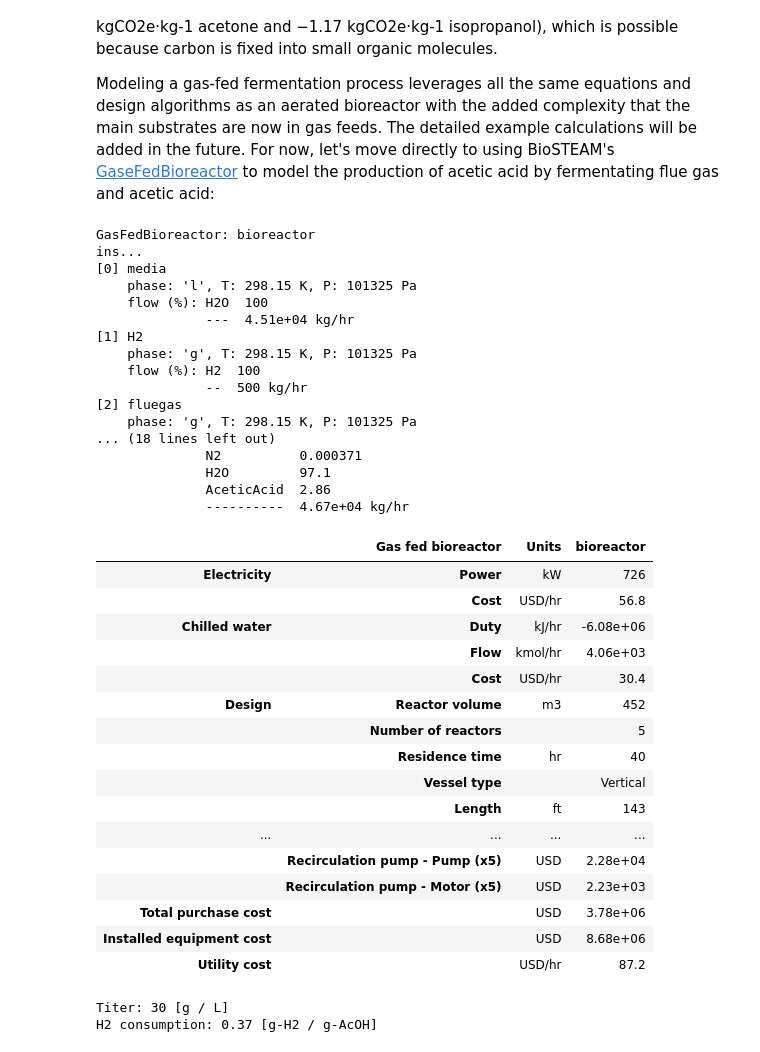
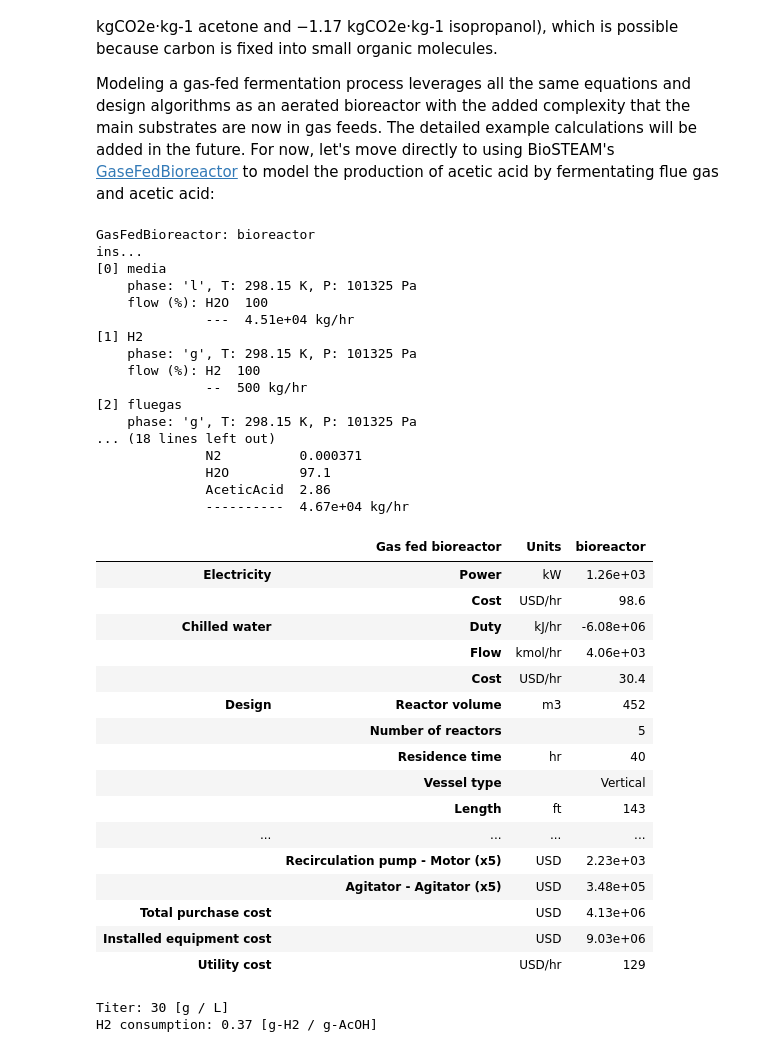
Before and after one commit to BioSTEAMDevelopmentGroup/How2STEAM, a Jupyter notebook: case_studies/Bioreactor_modeling.ipynb, the cells around one changed output. Cells and saved outputs as stored; diff of their text form; code cells hidden in the pictures.

```diff
--- a/case_studies/Bioreactor_modeling.ipynb
+++ b/case_studies/Bioreactor_modeling.ipynb
@@ -825,46 +825,41 @@ substrate_reaction = bst.Reaction(
 )
 rxn = bst.Reaction(
     'H2 + CO2 -> AceticAcid + H2O',
     reactant='CO2', correct_atomic_balance=True, X=1
 )
 bioreactor = bst.GasFedBioreactor(
-    ins=[media, H2, fluegas],
-    outs=(vent, product),
-    tau=40, V_max=500,
-    length_to_diameter=12,
-    reactions=rxn,
-    substrate_reactions=substrate_reaction,
-    gas_substrates=('H2', 'CO', 'CO2'),
-    design='Bubble column',
-    kW_per_m3=0,
-    batch=False,
-    T=305.15,
+    # Inlets/outlets and reactions
+    ins=[media, H2, fluegas], outs=[vent, product],
+    substrate_reactions=substrate_reaction, reactions=rxn,
+    # Design and operation
+    tau=40, V_max=500, length_to_diameter=12,
+    T=305.15, design='Bubble column', batch=False,
 )
 bioreactor.simulate()
 bioreactor.show('cwt')
 print()
 bioreactor.results()
 # %% [output]
 GasFedBioreactor: bioreactor
 ins...
 [0] media
     phase: 'l', T: 298.15 K, P: 101325 Pa
     flow (%): H2O  100
               ---  4.51e+04 kg/hr
 [1] H2
     phase: 'g', T: 298.15 K, P: 101325 Pa
     flow (%): H2  100
               --  500 kg/hr
 [2] fluegas
     phase: 'g', T: 298.15 K, P: 101325 Pa
 ... (18 lines left out)
               N2          0.000371
               H2O         97.1
               AceticAcid  2.86
               ----------  4.67e+04 kg/hr
 |  | Gas fed bioreactor | Units | bioreactor |
-| Electricity | Power | kW | 726 |
-|  | Cost | USD/hr | 56.8 |
+| Electricity | Power | kW | 1.26e+03 |
+|  | Cost | USD/hr | 98.6 |
 | Chilled water | Duty | kJ/hr | -6.08e+06 |
 |  | Flow | kmol/hr | 4.06e+03 |
 |  | Cost | USD/hr | 30.4 |
@@ -874,11 +869,11 @@ ins...
 |  | Vessel type |  | Vertical |
 |  | Length | ft | 143 |
 | ... | ... | ... | ... |
-|  | Recirculation pump - Pump (x5) | USD | 2.28e+04 |
 |  | Recirculation pump - Motor (x5) | USD | 2.23e+03 |
-| Total purchase cost |  | USD | 3.78e+06 |
-| Installed equipment cost |  | USD | 8.68e+06 |
-| Utility cost |  | USD/hr | 87.2 |
+|  | Agitator - Agitator (x5) | USD | 3.48e+05 |
+| Total purchase cost |  | USD | 4.13e+06 |
+| Installed equipment cost |  | USD | 9.03e+06 |
+| Utility cost |  | USD/hr | 129 |
 # %%
 F_acetic_acid = vent.imass['AceticAcid'] + product.imass['AceticAcid']
 titer = 1000 * (F_acetic_acid) / media.F_mass # ~ g / L
```
Also changed, not shown: parts of 2 cells of this notebook.
